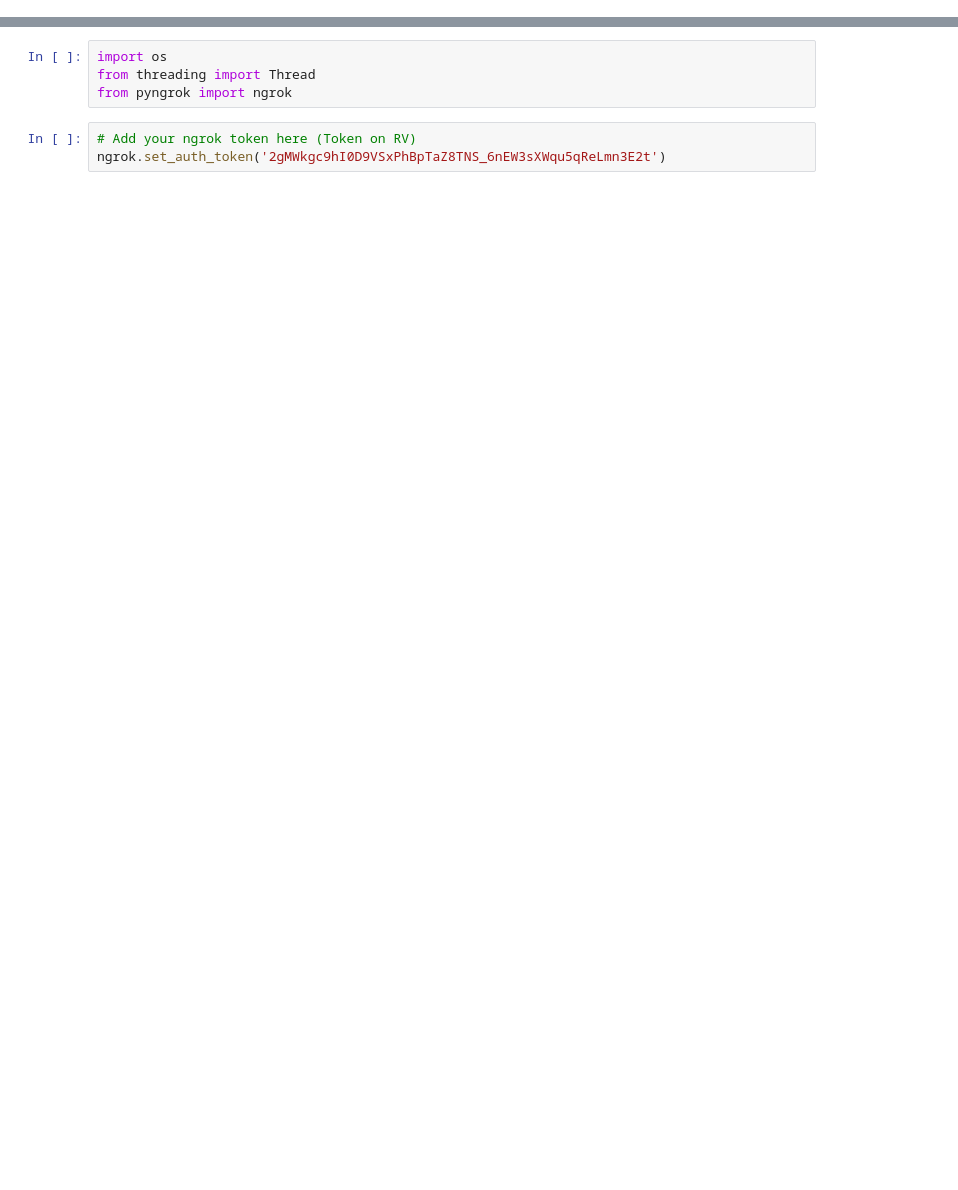
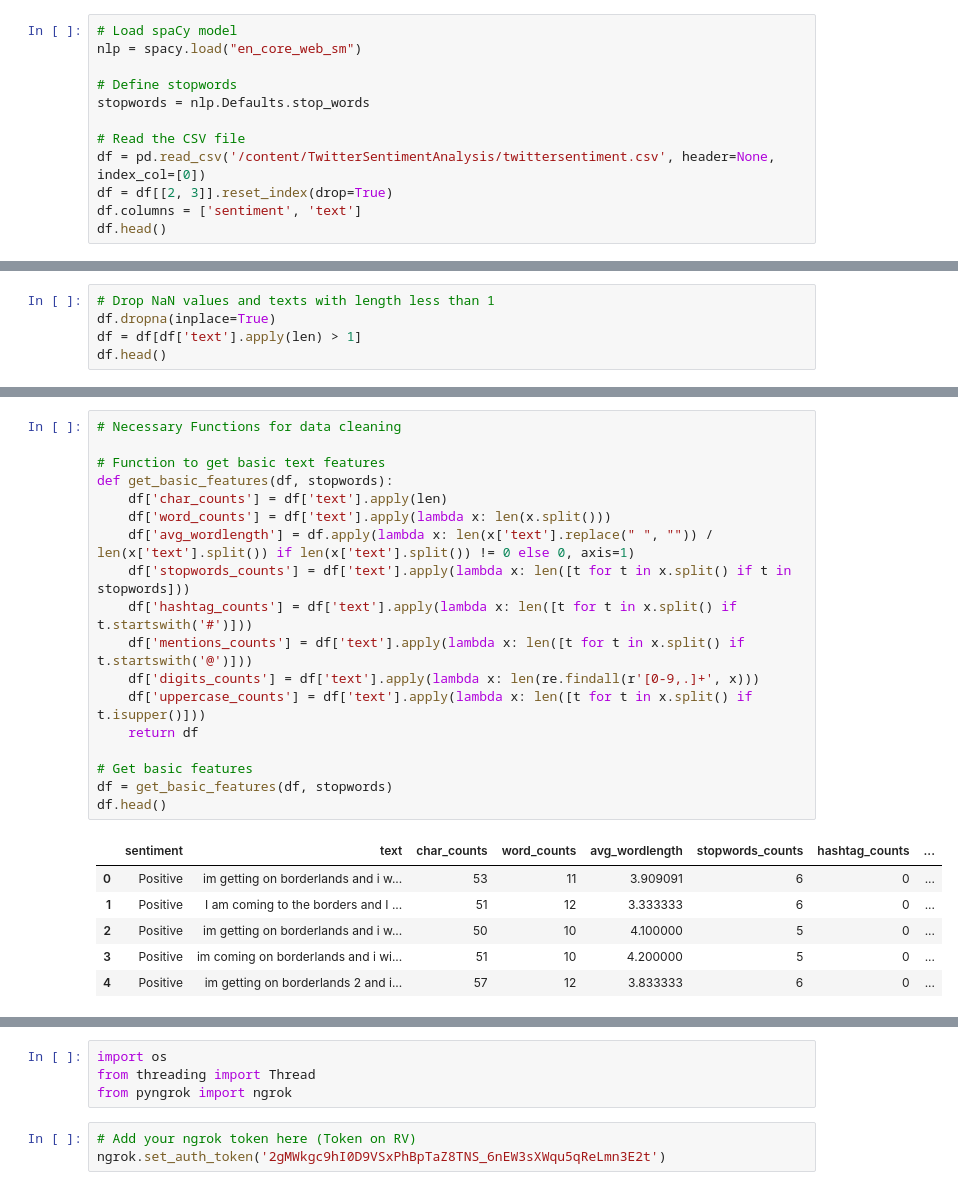
Before and after one commit to RoshaniVijayan/TwitterSentimentAnalysis, a Jupyter notebook: Run_streamlit_app_Colab_ngrok.ipynb, the cells around one changed output, grey strips where cells are left out. Drawn from its saved outputs; the diff is of its cells as text; blank space fills up the shorter version.

```diff
--- a/Run_streamlit_app_Colab_ngrok.ipynb
+++ b/Run_streamlit_app_Colab_ngrok.ipynb
@@ -6,0 +48,12 @@ fatal: destination path 'TwitterSentimentAnalysis' already exists and is not an
+# %%
+# Load spaCy model
+nlp = spacy.load("en_core_web_sm")
+
+# Define stopwords
+stopwords = nlp.Defaults.stop_words
+
+# Read the CSV file
+df = pd.read_csv('/content/TwitterSentimentAnalysis/twittersentiment.csv', header=None, index_col=[0])
+df = df[[2, 3]].reset_index(drop=True)
+df.columns = ['sentiment', 'text']
+df.head()
@@ -6,0 +67,5 @@ fatal: destination path 'TwitterSentimentAnalysis' already exists and is not an
+# %%
+# Drop NaN values and texts with length less than 1
+df.dropna(inplace=True)
+df = df[df['text'].apply(len) > 1]
+df.head()
@@ -6,0 +79,25 @@ fatal: destination path 'TwitterSentimentAnalysis' already exists and is not an
+# %%
+# Necessary Functions for data cleaning
+
+# Function to get basic text features
+def get_basic_features(df, stopwords):
+    df['char_counts'] = df['text'].apply(len)
+    df['word_counts'] = df['text'].apply(lambda x: len(x.split()))
+    df['avg_wordlength'] = df.apply(lambda x: len(x['text'].replace(" ", "")) / len(x['text'].split()) if len(x['text'].split()) != 0 else 0, axis=1)
+    df['stopwords_counts'] = df['text'].apply(lambda x: len([t for t in x.split() if t in stopwords]))
+    df['hashtag_counts'] = df['text'].apply(lambda x: len([t for t in x.split() if t.startswith('#')]))
+    df['mentions_counts'] = df['text'].apply(lambda x: len([t for t in x.split() if t.startswith('@')]))
+    df['digits_counts'] = df['text'].apply(lambda x: len(re.findall(r'[0-9,.]+', x)))
+    df['uppercase_counts'] = df['text'].apply(lambda x: len([t for t in x.split() if t.isupper()]))
+    return df
+
+# Get basic features
+df = get_basic_features(df, stopwords)
+df.head()
+# %% [output]
+|  | sentiment | text | char_counts | word_counts | avg_wordlength | stopwords_counts | hashtag_counts | ... |
+| 0 | Positive | im getting on borderlands and i w... | 53 | 11 | 3.909091 | 6 | 0 | ... |
+| 1 | Positive | I am coming to the borders and I ... | 51 | 12 | 3.333333 | 6 | 0 | ... |
+| 2 | Positive | im getting on borderlands and i w... | 50 | 10 | 4.100000 | 5 | 0 | ... |
+| 3 | Positive | im coming on borderlands and i wi... | 51 | 10 | 4.200000 | 5 | 0 | ... |
+| 4 | Positive | im getting on borderlands 2 and i... | 57 | 12 | 3.833333 | 6 | 0 | ... |
```
Also changed, not shown: parts of 19 cells of this notebook.
